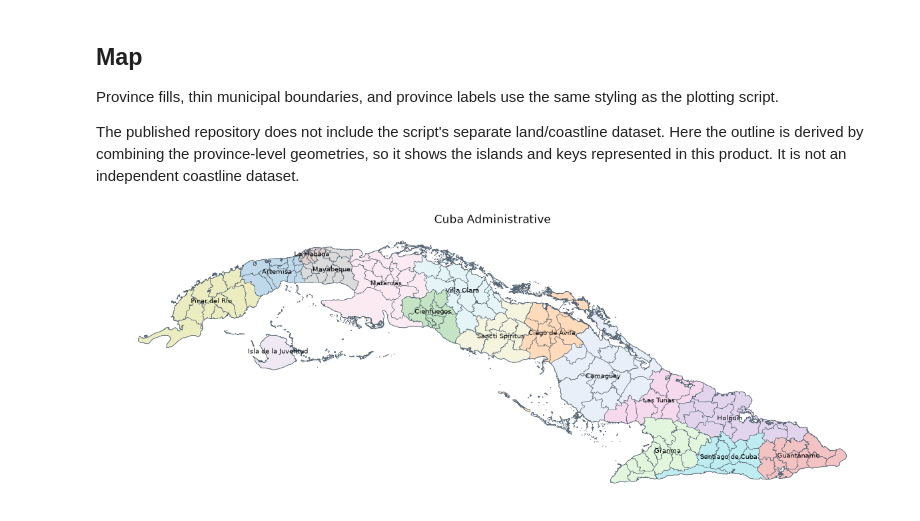
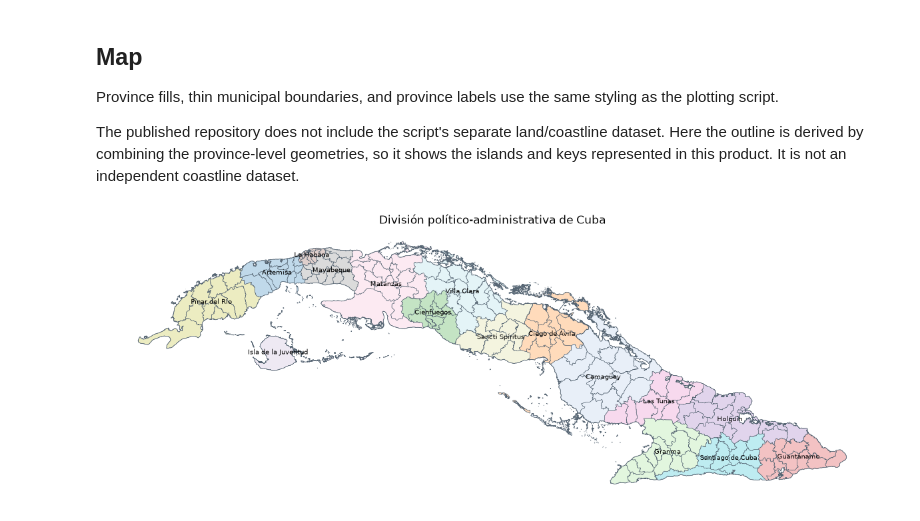
Before and after one commit to eLucidataLLC/cuba-geographic-data, a Jupyter notebook: examples/administrative_map.ipynb, the cells around one changed output. Drawn from its saved outputs; the diff is of its cells as text; code cells hidden in the pictures.

Commit message:
División político-administrative de Cuba

```diff
--- a/examples/administrative_map.ipynb
+++ b/examples/administrative_map.ipynb
@@ -51,26 +51,26 @@ The published repository does not include the script's separate land/coastline d
 # %%
 land_outline = gpd.GeoSeries([provinces.geometry.union_all()], crs=units.crs)
 
 fig, ax = plt.subplots(figsize=(12, 9))
 provinces.plot(
     ax=ax, column="name", categorical=True, cmap="tab20", alpha=0.28,
     edgecolor="none", legend=False, zorder=1,
 )
 municipalities.boundary.plot(ax=ax, color="#566573", linewidth=0.35, zorder=2)
 land_outline.boundary.plot(ax=ax, color="#566573", linewidth=0.5, zorder=4)
 
 for row in province_labels.itertuples(index=False):
     ax.text(
         row.geometry.x, row.geometry.y, row.name,
         ha="center", va="center", fontsize=7, zorder=5,
     )
 
-ax.set_title("Cuba Administrative")
+ax.set_title("División político-administrativa de Cuba")
 ax.set_axis_off()
 fig.tight_layout()
 plt.show()
 
 # to save the map, uncomment the following line
 # fig.savefig(ROOT / "examples/administrative_map.png", dpi=220, bbox_inches="tight")
 # %% [output]
-[figure, old version]
+[figure, new version]
```
